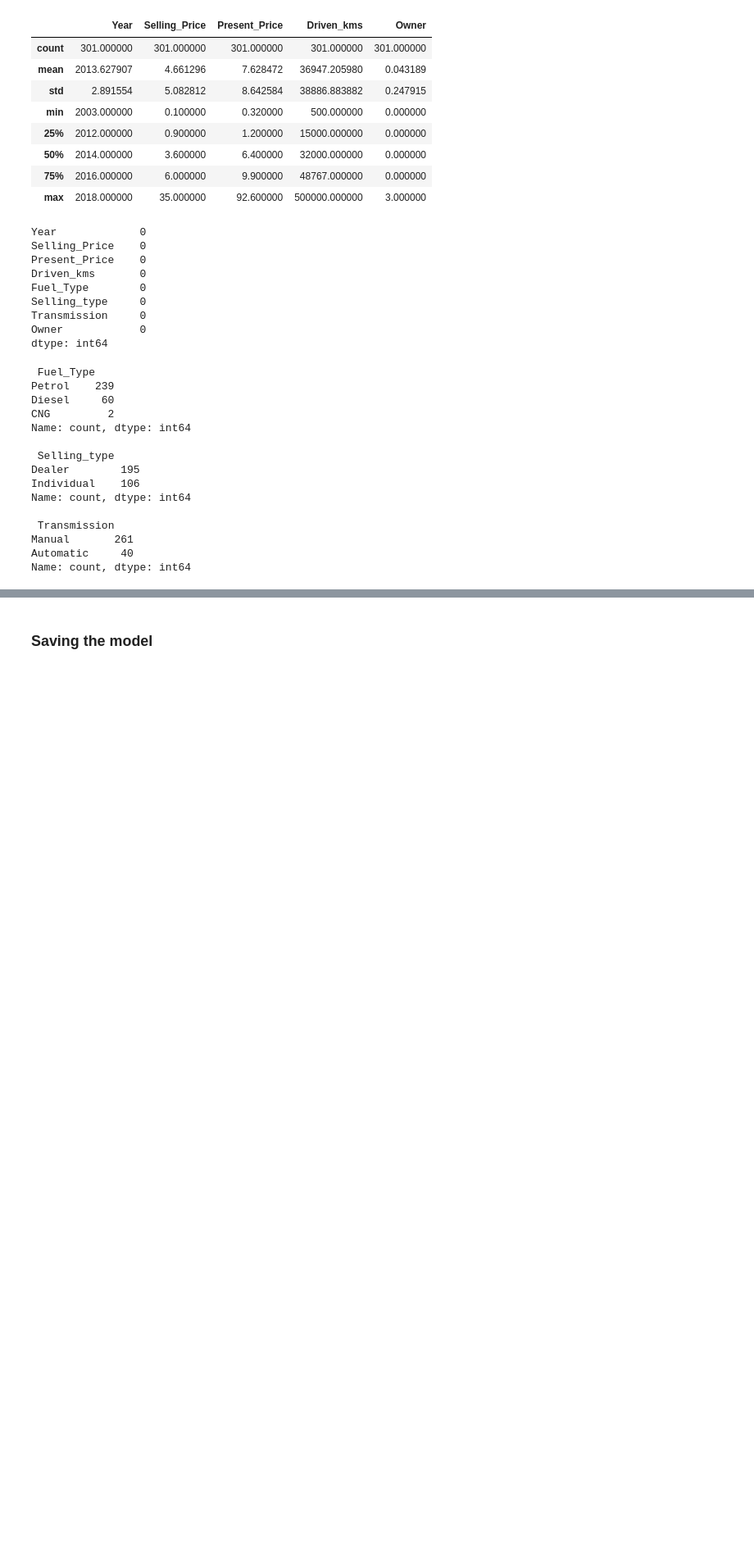
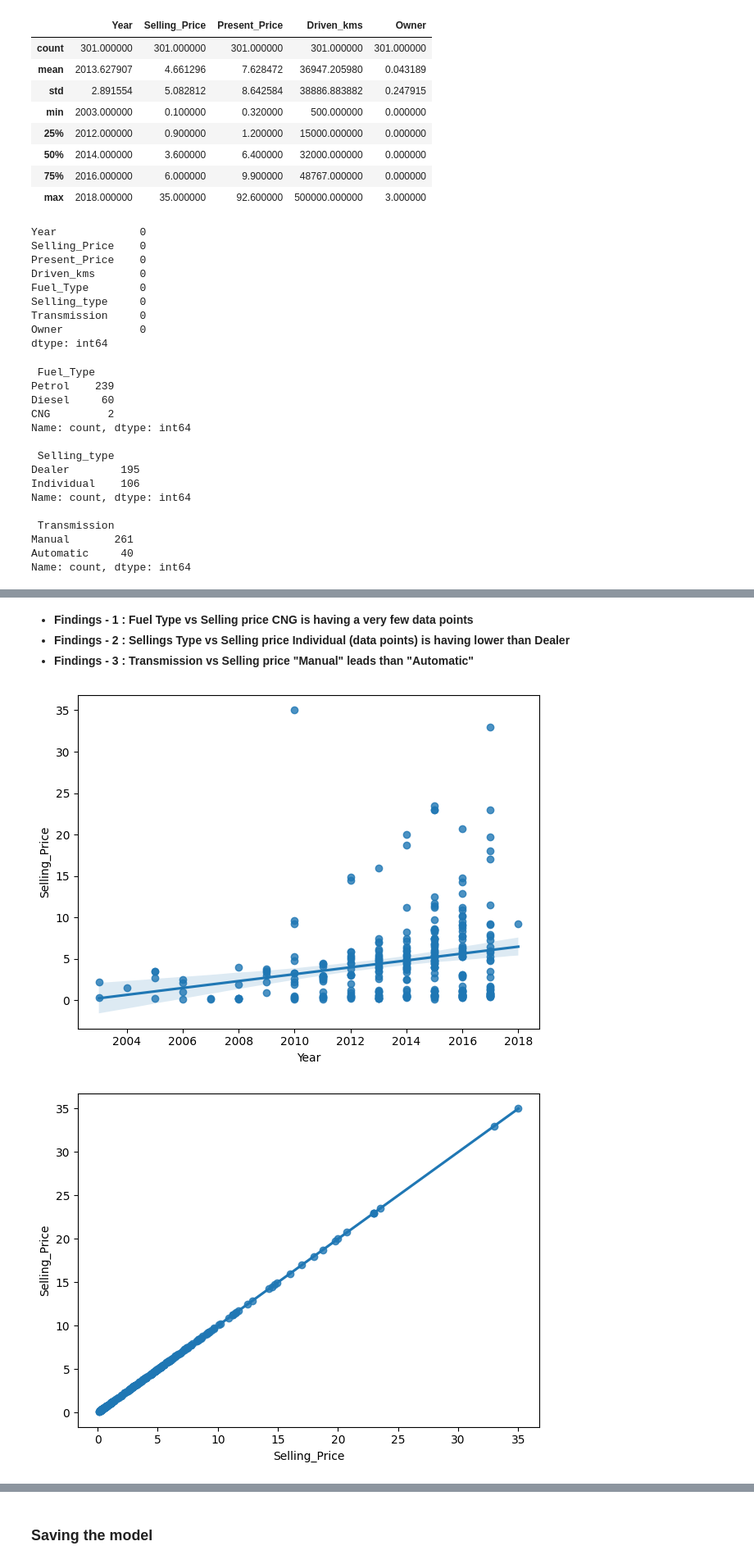
Before and after one commit to CodeByD3v/OIBSIP, a Jupyter notebook: Car Sales/car-sales-prediction.ipynb, the cells around one changed output, grey strips where cells are left out. Shown at 82% size. Cells and saved outputs as stored; diff of their text form; code cells hidden in the pictures; blank space fills up the shorter version.

```diff
--- a/Car Sales/car-sales-prediction.ipynb
+++ b/Car Sales/car-sales-prediction.ipynb
@@ -246,0 +154,14 @@ predicted price of car 8.54 lakhs
+# %% [markdown]
+- **Findings - 1 : Fuel Type vs Selling price CNG is having a very few data points**
+- **Findings - 2 : Sellings Type vs Selling price Individual (data points) is having lower than Dealer**
+- **Findings - 3 : Transmission vs Selling price "Manual" leads than "Automatic"**
+# %%
+# Numerical vs Target
+numeric_cols = df.select_dtypes(["float64" , "int64"]).columns
+for col in numeric_cols:
+    sns.regplot(x = df[col] , y = df["Selling_Price"])
+    plt.tight_layout()
+    plt.show()
+# %% [output]
+[figure, added]
+[figure, added]
```
Also changed, not shown: parts of 47 cells of this notebook, 1 other file.
